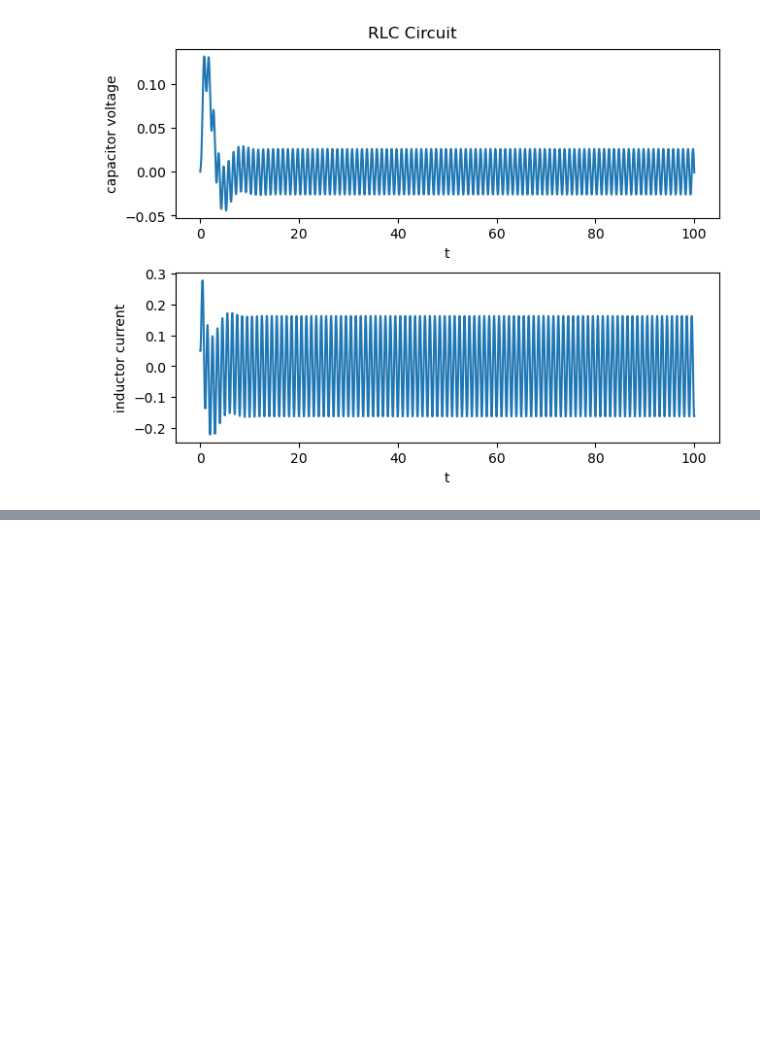
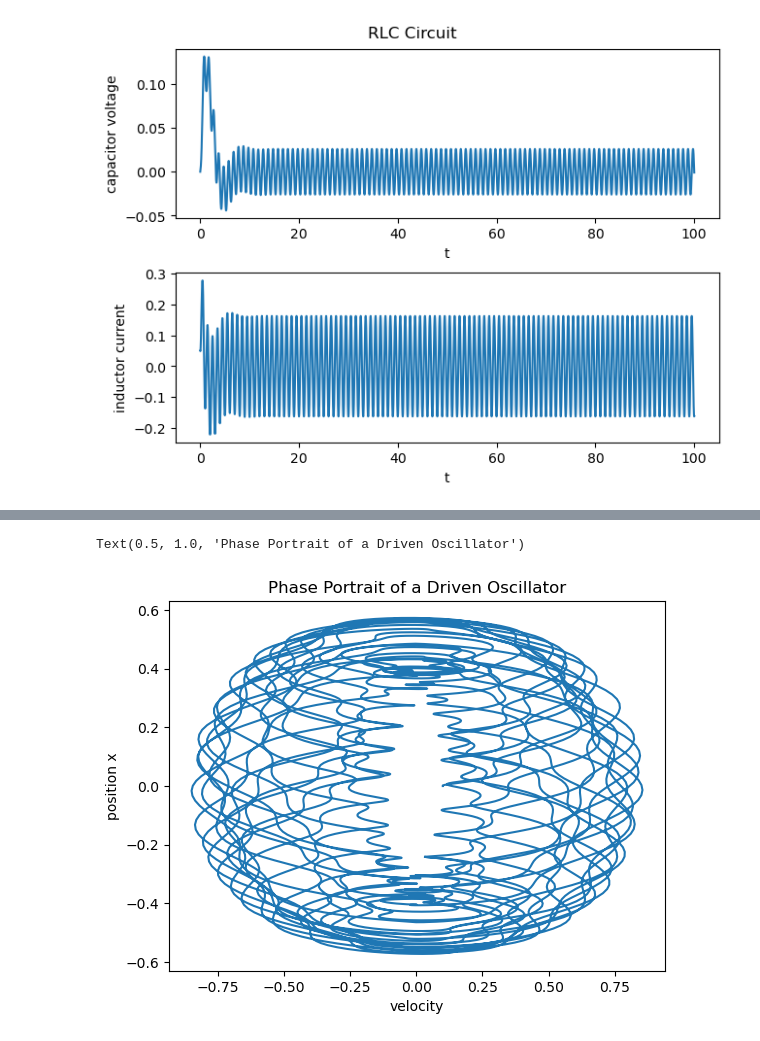
Before and after one commit to gaoadam/dynamicmodel, a Jupyter notebook: generate_signals.ipynb, the cells around one changed output, grey strips where cells are left out. Saved outputs shown, nothing was run; the diff lists cells and outputs as text; code cells hidden in the pictures; blank space fills up the shorter version.

```diff
--- a/generate_signals.ipynb
+++ b/generate_signals.ipynb
@@ -54,0 +66,9 @@ pd.DataFrame(data=x_array_rlc, columns=['t','capacitor voltage', 'inductor curre
+# %%
+plt.figure()
+plt.plot(x_array_dampeddriven2[:,2], x_array_dampeddriven2[:,1])
+plt.xlabel('velocity')
+plt.ylabel('position x')
+plt.title('Phase Portrait of a Driven Oscillator')
+# %% [output]
+Text(0.5, 1.0, 'Phase Portrait of a Driven Oscillator')
+[figure, added]
```
Also changed, not shown: parts of 2 cells of this notebook, 1 other file.
